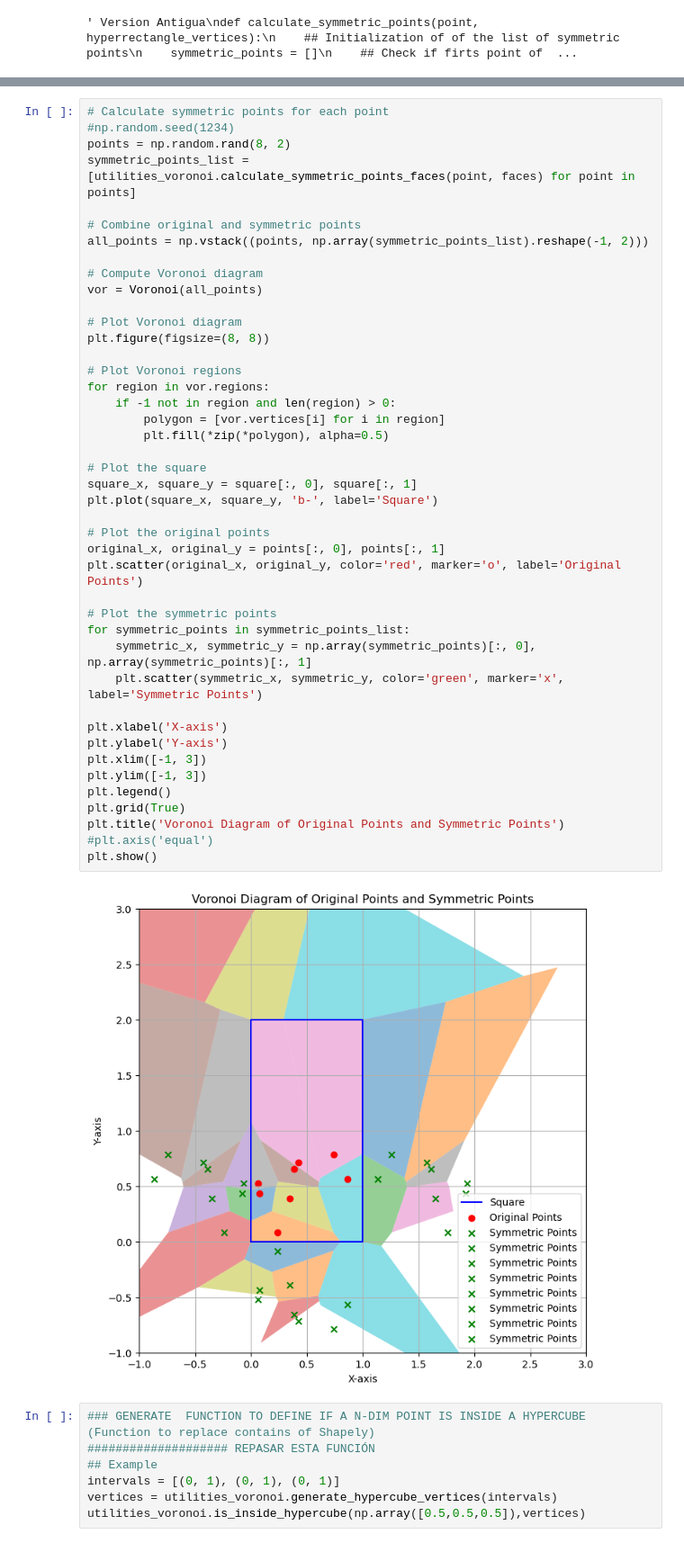
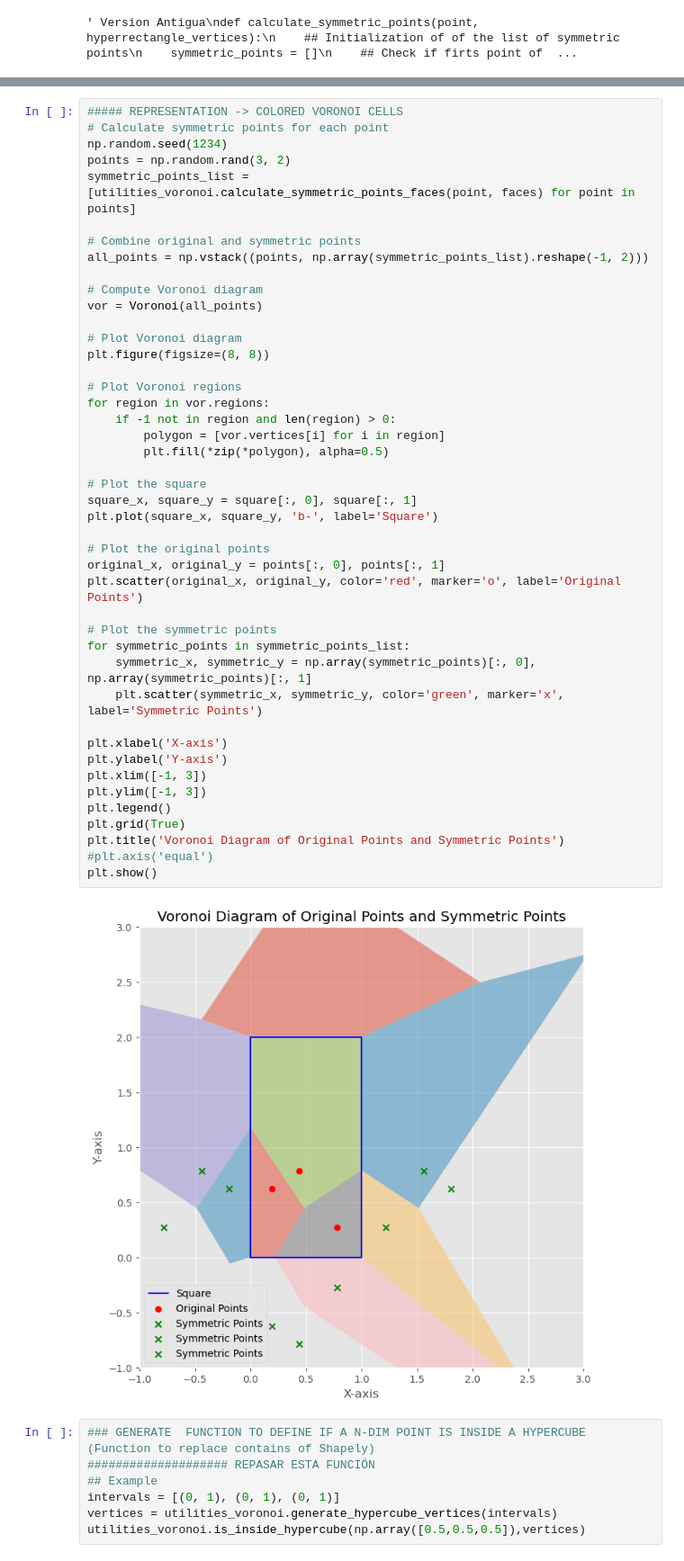
Before and after one commit to alejandropolo/LipschitzNN, a Jupyter notebook: Notebooks/voronoi.ipynb, the cells around one changed output, grey strips where cells are left out. Shown at 90% size. Drawn from its saved outputs; the diff is of its cells as text.

```diff
--- a/Notebooks/voronoi.ipynb
+++ b/Notebooks/voronoi.ipynb
@@ -307,7 +301,8 @@ plt.show()
 # %%
+##### REPRESENTATION -> COLORED VORONOI CELLS
 # Calculate symmetric points for each point
-#np.random.seed(1234)
-points = np.random.rand(8, 2)
+np.random.seed(1234)
+points = np.random.rand(3, 2)
 symmetric_points_list = [utilities_voronoi.calculate_symmetric_points_faces(point, faces) for point in points]
 
 # Combine original and symmetric points
@@ -321,34 +316,34 @@ plt.figure(figsize=(8, 8))
 
 # Plot Voronoi regions
 for region in vor.regions:
     if -1 not in region and len(region) > 0:
         polygon = [vor.vertices[i] for i in region]
         plt.fill(*zip(*polygon), alpha=0.5)
 
 # Plot the square
 square_x, square_y = square[:, 0], square[:, 1]
 plt.plot(square_x, square_y, 'b-', label='Square')
 
 # Plot the original points
 original_x, original_y = points[:, 0], points[:, 1]
 plt.scatter(original_x, original_y, color='red', marker='o', label='Original Points')
 
 # Plot the symmetric points
 for symmetric_points in symmetric_points_list:
     symmetric_x, symmetric_y = np.array(symmetric_points)[:, 0], np.array(symmetric_points)[:, 1]
     plt.scatter(symmetric_x, symmetric_y, color='green', marker='x', label='Symmetric Points')
 
 plt.xlabel('X-axis')
 plt.ylabel('Y-axis')
 plt.xlim([-1, 3])
 plt.ylim([-1, 3])
 plt.legend()
 plt.grid(True)
 plt.title('Voronoi Diagram of Original Points and Symmetric Points')
 #plt.axis('equal')
 plt.show()
 # %% [output]
-[figure, old version]
+[figure, new version]
 # %%
 ### GENERATE  FUNCTION TO DEFINE IF A N-DIM POINT IS INSIDE A HYPERCUBE (Function to replace contains of Shapely)
 #################### REPASAR ESTA FUNCIÓN
```
Also changed, not shown: parts of 9 cells of this notebook, 9 other files.
